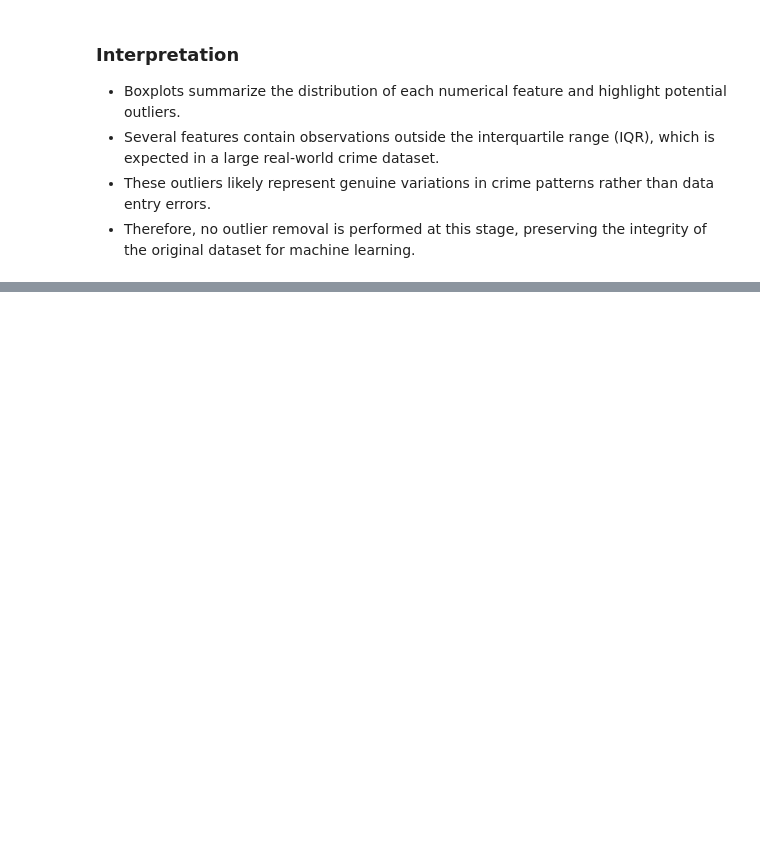
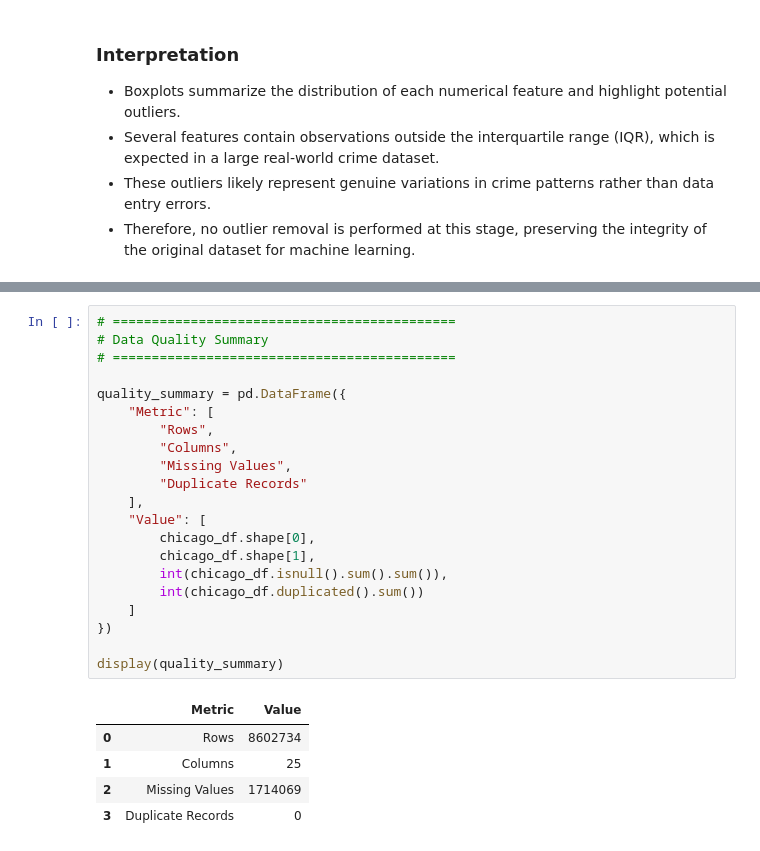
Before and after one commit to arnavon2005/Army_Provost_ML_Project, a Jupyter notebook: 04_Exploratory_Data_Analysis.ipynb, the cells around one changed output, grey strips where cells are left out. Drawn from its saved outputs; the diff is of its cells as text; blank space fills up the shorter version.

```diff
--- a/04_Exploratory_Data_Analysis.ipynb
+++ b/04_Exploratory_Data_Analysis.ipynb
@@ -1899,0 +2017,27 @@ plt.show()
+# %%
+# ============================================
+# Data Quality Summary
+# ============================================
+
+quality_summary = pd.DataFrame({
+    "Metric": [
+        "Rows",
+        "Columns",
+        "Missing Values",
+        "Duplicate Records"
+    ],
+    "Value": [
+        chicago_df.shape[0],
+        chicago_df.shape[1],
+        int(chicago_df.isnull().sum().sum()),
+        int(chicago_df.duplicated().sum())
+    ]
+})
+
+display(quality_summary)
+# %% [output]
+|  | Metric | Value |
+| 0 | Rows | 8602734 |
+| 1 | Columns | 25 |
+| 2 | Missing Values | 1714069 |
+| 3 | Duplicate Records | 0 |
```
Also changed, not shown: parts of 20 cells of this notebook.
